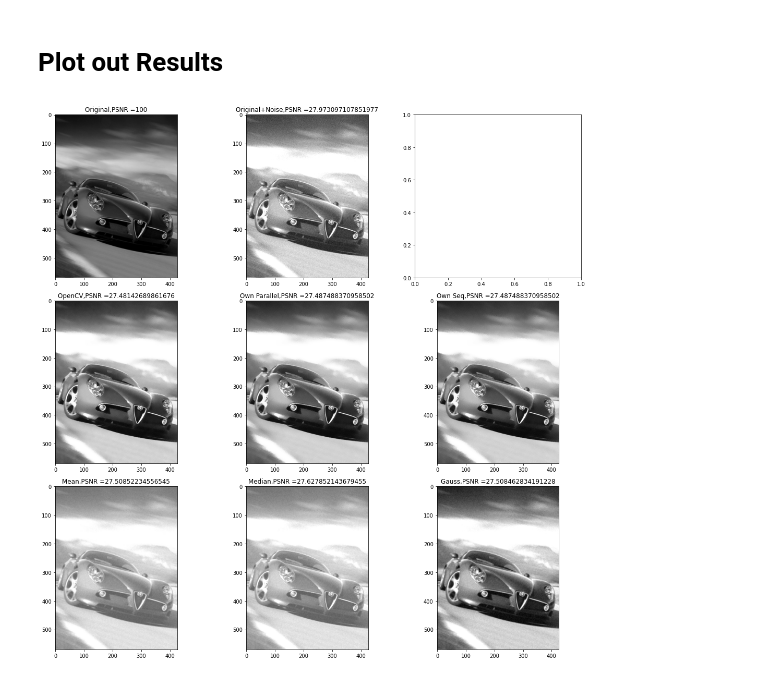
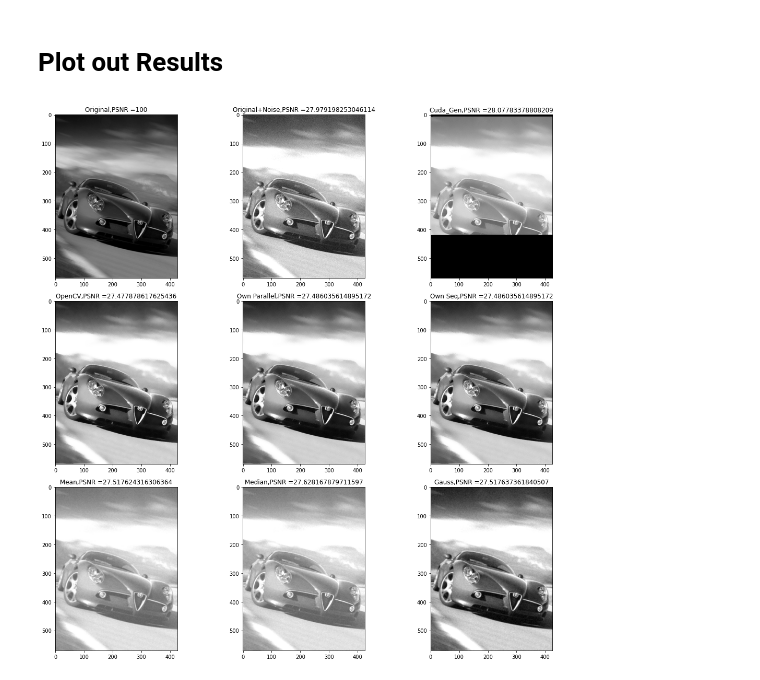
Before and after one commit to KushagraIndurkhya/Denoising-Filters-Cuda, a Jupyter notebook: bilateral.ipynb, the cells around one changed output. Drawn from its saved outputs; the diff is of its cells as text; code cells hidden in the pictures.

Commit message:
cuda framework setup done

```diff
--- a/bilateral.ipynb
+++ b/bilateral.ipynb
@@ -287,38 +455,43 @@ img4,im4psnr = mpimg.imread("output/mean_filtered_image.png"),PSNR(base_image_lo
 img5,im5psnr = mpimg.imread("output/median_filtered_image.png"),PSNR(base_image_location,"output/median_filtered_image.png")
 img6,im6psnr= mpimg.imread("output/gaussian_blurred_image.png"),PSNR(base_image_location,"output/gaussian_blurred_image.png")
 img7,im7psnr = mpimg.imread("output/filtered_image_OpenCV.png"),PSNR(base_image_location,"output/filtered_image_OpenCV.png")
+img8,im8psnr = mpimg.imread("output/cuda_gen.png"),PSNR(base_image_location,"output/cuda_gen.png")
+
 
 
 fig, axs = plt.subplots(3, 3, figsize=(15,15))
 axs[0,0].imshow(img0, cmap='gray')
 axs[0,0].set_title("Original,PSNR ="+str(im0psnr))
 
 axs[0,1].imshow(img1, cmap='gray')
 axs[0,1].set_title("Original+Noise,PSNR ="+str(im1psnr))
+
+axs[0,2].imshow(img8, cmap='gray')
+axs[0,2].set_title("Cuda_Gen,PSNR ="+str(im8psnr))
 
 axs[1,0].imshow(img7, cmap='gray')
 axs[1,0].set_title("OpenCV,PSNR ="+str(im7psnr))
 
 axs[1,1].imshow(img2, cmap='gray')
 axs[1,1].set_title("Own Parallel,PSNR ="+str(im2psnr))
 
 axs[1,2].imshow(img3, cmap='gray')
 axs[1,2].set_title("Own Seq,PSNR ="+str(im3psnr))
 
 axs[2,0].imshow(img4, cmap='gray')
 axs[2,0].set_title("Mean,PSNR ="+str(im4psnr))
 
 axs[2,1].imshow(img5, cmap='gray')
 axs[2,1].set_title("Median,PSNR ="+str(im5psnr))
 
 axs[2,2].imshow(img6, cmap='gray')
 axs[2,2].set_title("Gauss,PSNR ="+str(im6psnr))
 
 
 plt.tight_layout()
 plt.show()
 # %% [output]
-[figure, old version]
+[figure, new version]
 # %%
 !rm -r input output
 !rm bilateral bilateral.cpp
```
Also changed, not shown: parts of 9 cells of this notebook.
